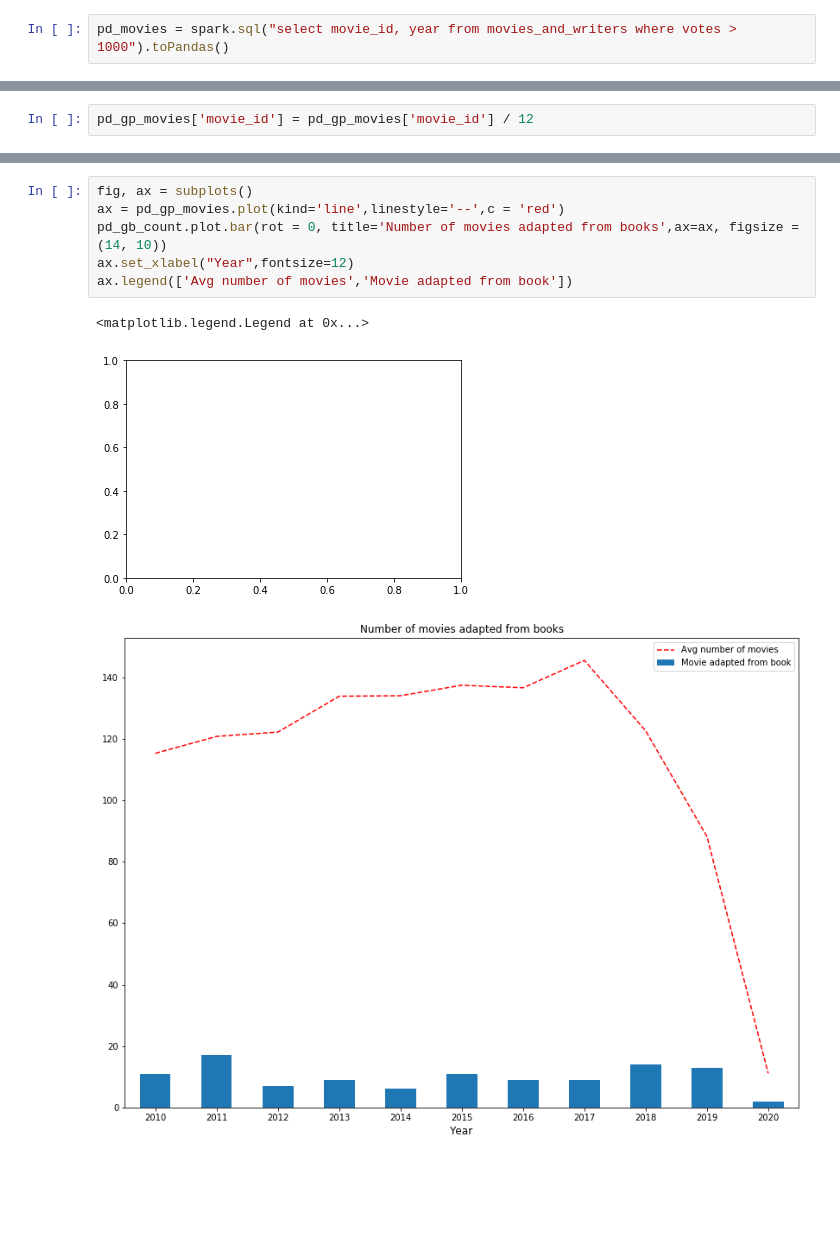
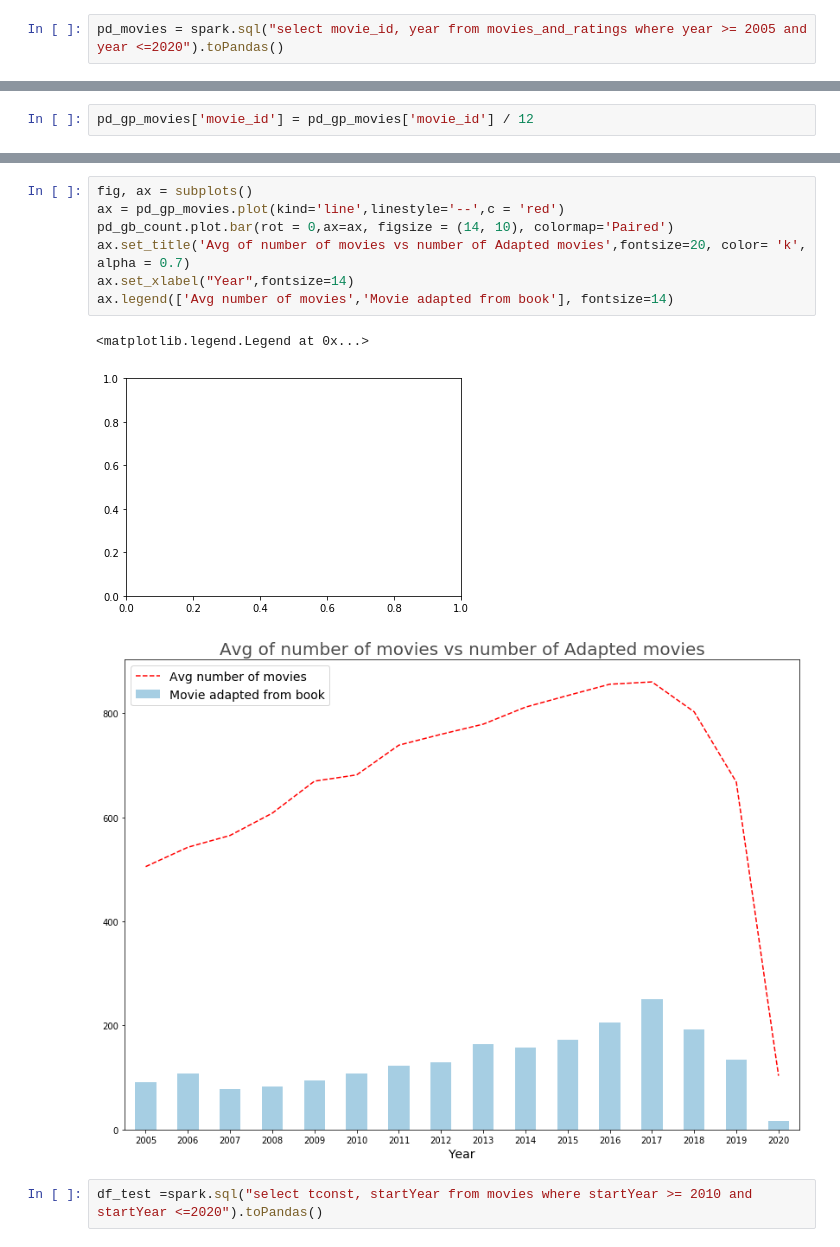
Before and after one commit to jankichauhan/Captsone_Goodreads_Imdb, a Jupyter notebook: Imdb_data_load.ipynb, the cells around one changed output, grey strips where cells are left out. Drawn from its saved outputs; the diff is of its cells as text; blank space fills up the shorter version.

```diff
--- a/Imdb_data_load.ipynb
+++ b/Imdb_data_load.ipynb
@@ -584,5 +595,5 @@ ax.legend(['Movies count']);
 # %%
-pd_movies = spark.sql("select movie_id, year from movies_and_writers where votes > 1000").toPandas()
+pd_movies = spark.sql("select movie_id, year from movies_and_ratings where year >= 2005 and year <=2020").toPandas()
 # %%
 pd_gp_movies = pd_movies.groupby('year').count()
 # %%
@@ -606,10 +601,13 @@ pd_gp_movies
 # %%
 fig, ax = subplots()
 ax = pd_gp_movies.plot(kind='line',linestyle='--',c = 'red')
-pd_gb_count.plot.bar(rot = 0, title='Number of movies adapted from books',ax=ax, figsize = (14, 10))
-ax.set_xlabel("Year",fontsize=12)
-ax.legend(['Avg number of movies','Movie adapted from book'])
+pd_gb_count.plot.bar(rot = 0,ax=ax, figsize = (14, 10), colormap='Paired')
+ax.set_title('Avg of number of movies vs number of Adapted movies',fontsize=20, color= 'k', alpha = 0.7)
+ax.set_xlabel("Year",fontsize=14)
+ax.legend(['Avg number of movies','Movie adapted from book'], fontsize=14)
 # %% [output]
 <matplotlib.legend.Legend at 0x...>
 [figure]
-[figure, old version]
+[figure, new version]
+# %%
+df_test =spark.sql("select tconst, startYear from movies where startYear >= 2010 and startYear <=2020").toPandas()
```
Also changed, not shown: parts of 33 cells of this notebook, 5 other files.
